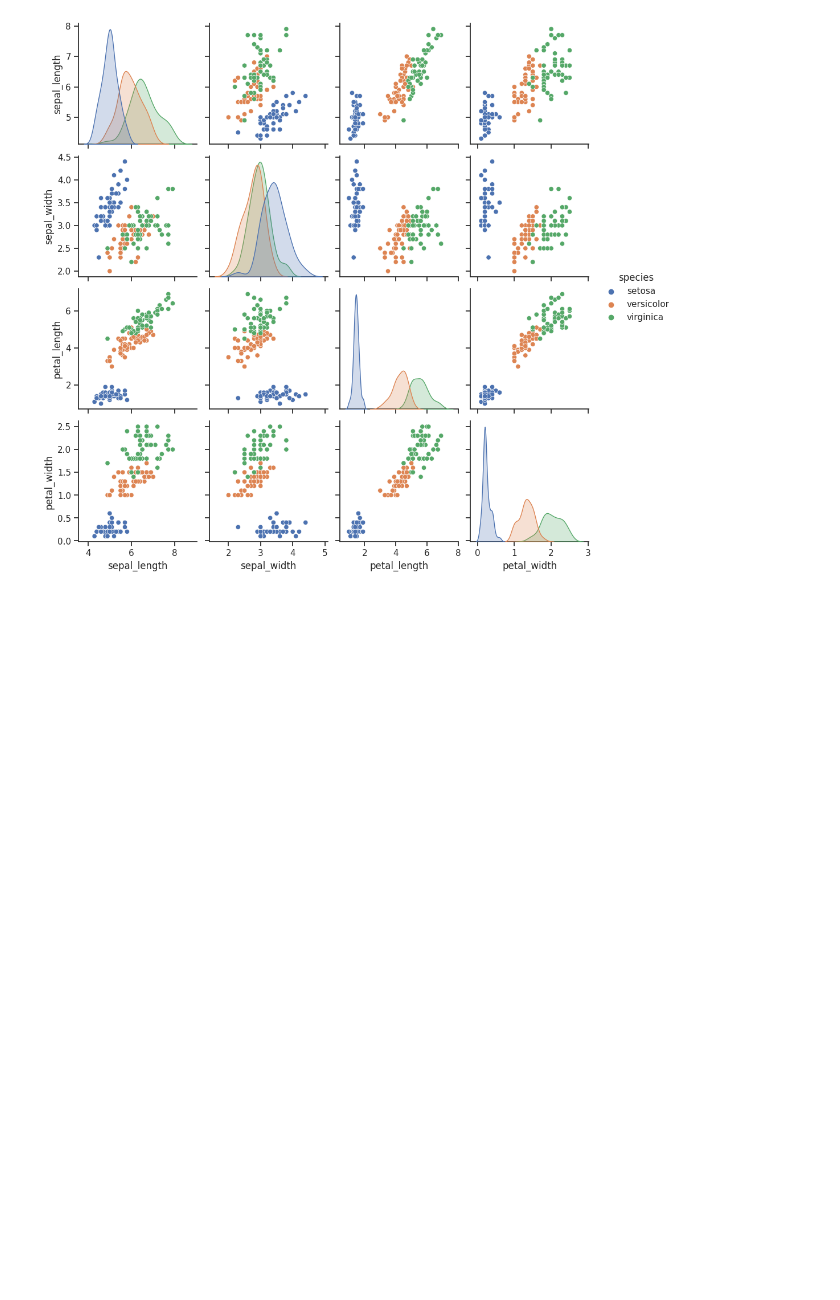
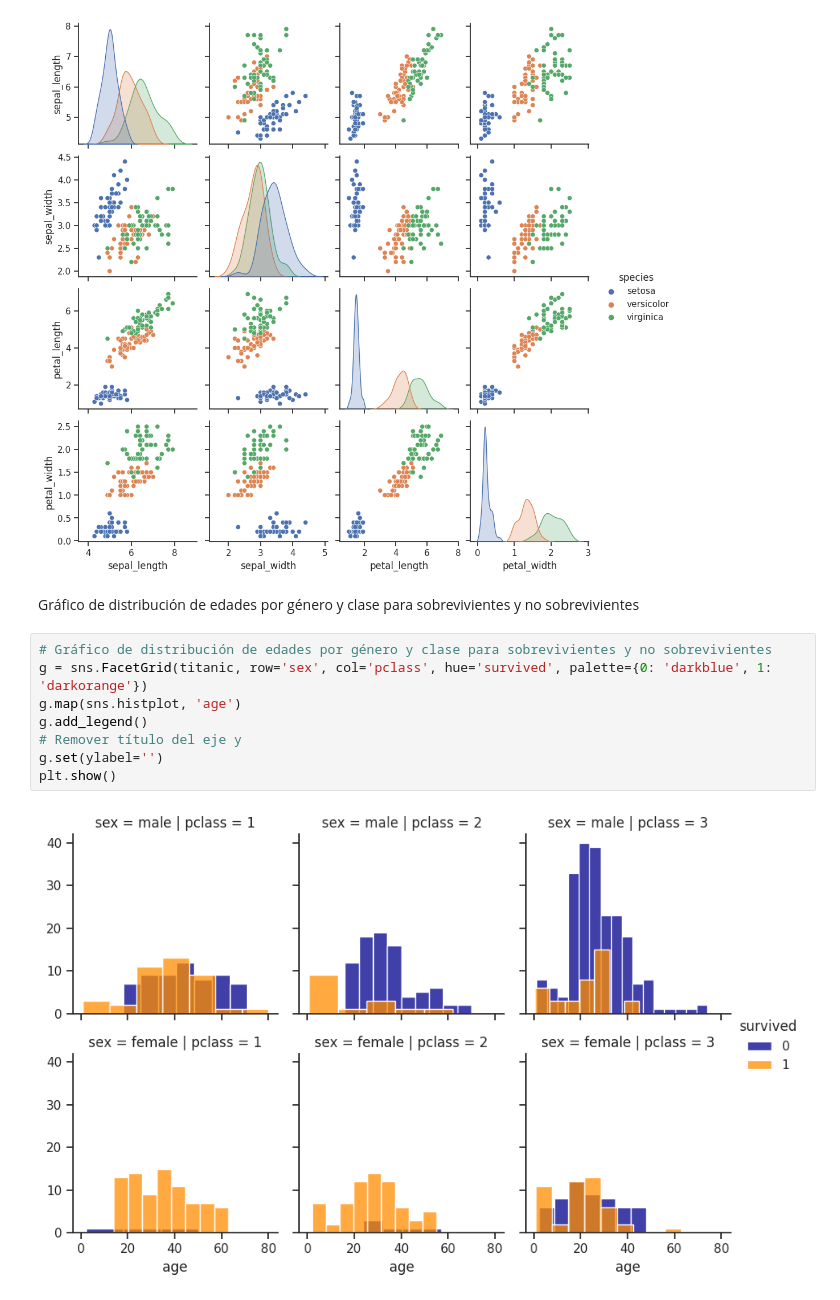
Before and after one commit to Pame1509/VisualizacionDatos, a Jupyter notebook: Actividad_Guiada_3.ipynb, the cells around one changed output. Drawn from its saved outputs; the diff is of its cells as text; blank space fills up the shorter version.

```diff
--- a/Actividad_Guiada_3.ipynb
+++ b/Actividad_Guiada_3.ipynb
@@ -157,3 +182,15 @@ sns.pairplot(df, hue="species")
 # %% [output]
 <seaborn.axisgrid.PairGrid at 0x...>
 [figure]
+# %% [markdown]
+Gráfico de distribución de edades por género y clase para sobrevivientes y no sobrevivientes
+# %%
+# Gráfico de distribución de edades por género y clase para sobrevivientes y no sobrevivientes
+g = sns.FacetGrid(titanic, row='sex', col='pclass', hue='survived', palette={0: 'darkblue', 1: 'darkorange'})
+g.map(sns.histplot, 'age')
+g.add_legend()
+# Remover título del eje y
+g.set(ylabel='')
+plt.show()
+# %% [output]
+[figure, added]
```
Also changed, not shown: parts of 21 cells of this notebook.
